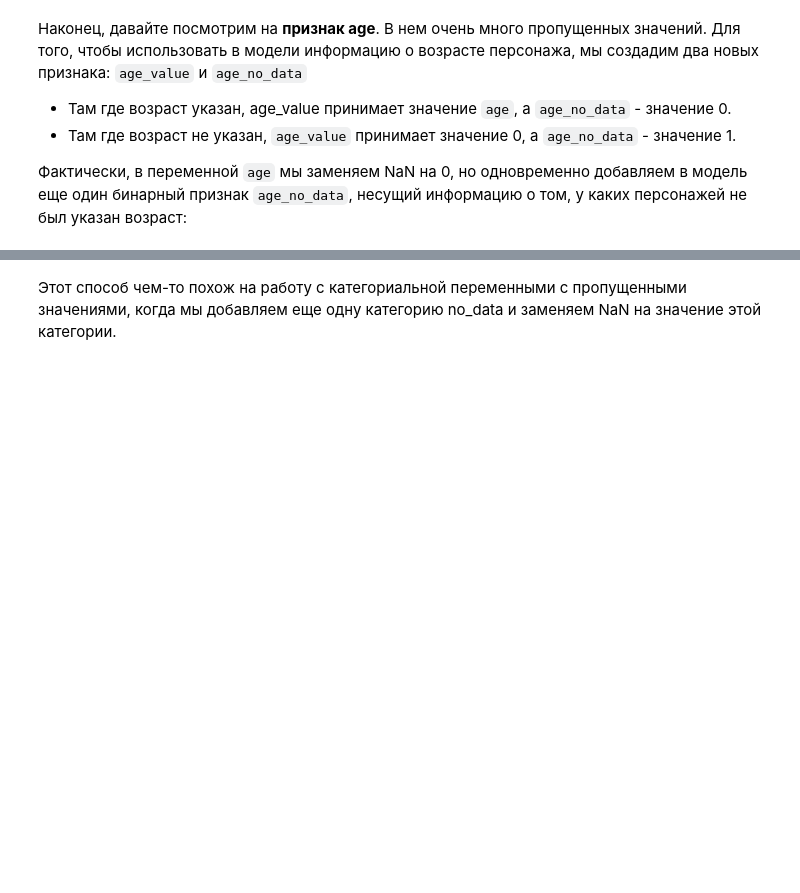
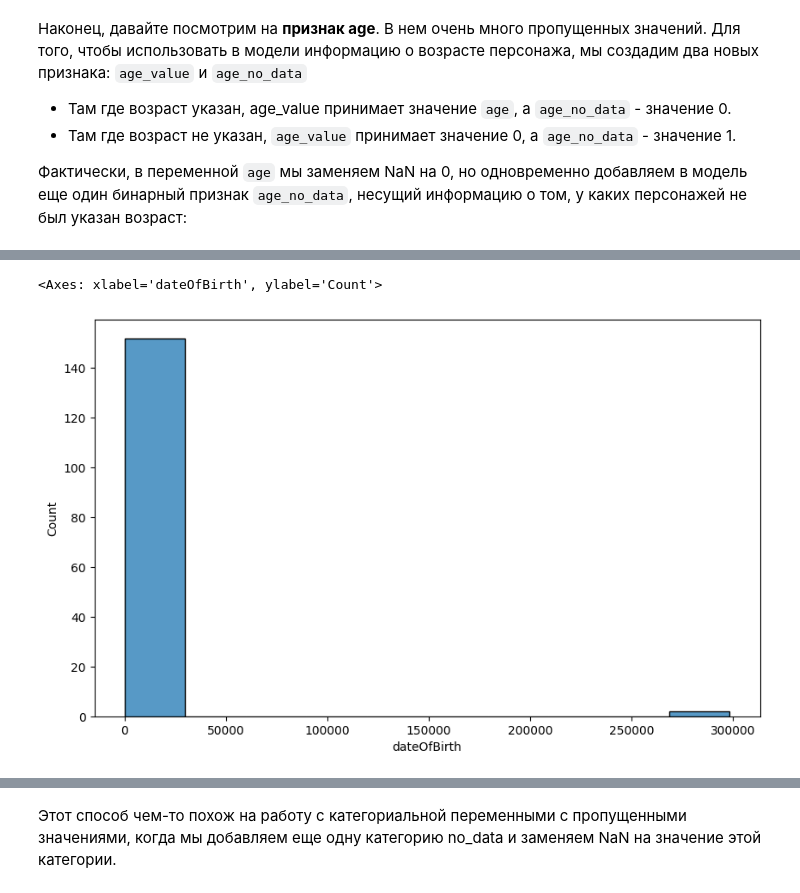
Before and after one commit to VaSiluck/Game_of_thrones_death_analysis, a Jupyter notebook: week_01_ml_intro/Homework/hw_1_game_of_thrones.ipynb, the cells around one changed output, grey strips where cells are left out. Cells and saved outputs as stored; diff of their text form; code cells hidden in the pictures; blank space fills up the shorter version.

```diff
--- a/week_01_ml_intro/Homework/hw_1_game_of_thrones.ipynb
+++ b/week_01_ml_intro/Homework/hw_1_game_of_thrones.ipynb
@@ -109,6 +109,7 @@ import numpy as np
 **Задание 1.2.** Загрузите датасет в Pandas DataFrame при помощи функции `read_csv`. Вместо дефолтных наименований строк `0,1,...`, при помощи параметра `index_col`, сделайте значения колонки `S.No` наименованиями строк:
 # %%
 data = pd.read_csv('game_of_thrones_train.csv', index_col='S.No')
+data_test = pd.read_csv('game_of_thrones_test.csv', index_col='S.No')
 data
 # %% [output]
 |  | name | title | male | culture | dateOfBirth | mother | father | heir | house | spouse | ... | ... |
@@ -273,0 +294,6 @@ sns.countplot(x = 'boolDeadRelations', data = data_copy)
+# %%
+idx = data_test['dateOfBirth'].idxmax()
+
+# Изменить значения в нужных столбцах для этой строки
+data_test.loc[idx, 'age'] = 0
+data_test[data_test['dateOfBirth'] == data_test['dateOfBirth'].max()]
@@ -274 +305,7 @@ sns.countplot(x = 'boolDeadRelations', data = data_copy)
+# %%
+fig = plt.subplots(figsize = (10,6))
+sns.histplot(data_test['dateOfBirth'], bins = 10)
+# %% [output]
+<Axes: xlabel='dateOfBirth', ylabel='Count'>
+[figure, added]
 # %%
```
Also changed, not shown: parts of 13 cells of this notebook.
